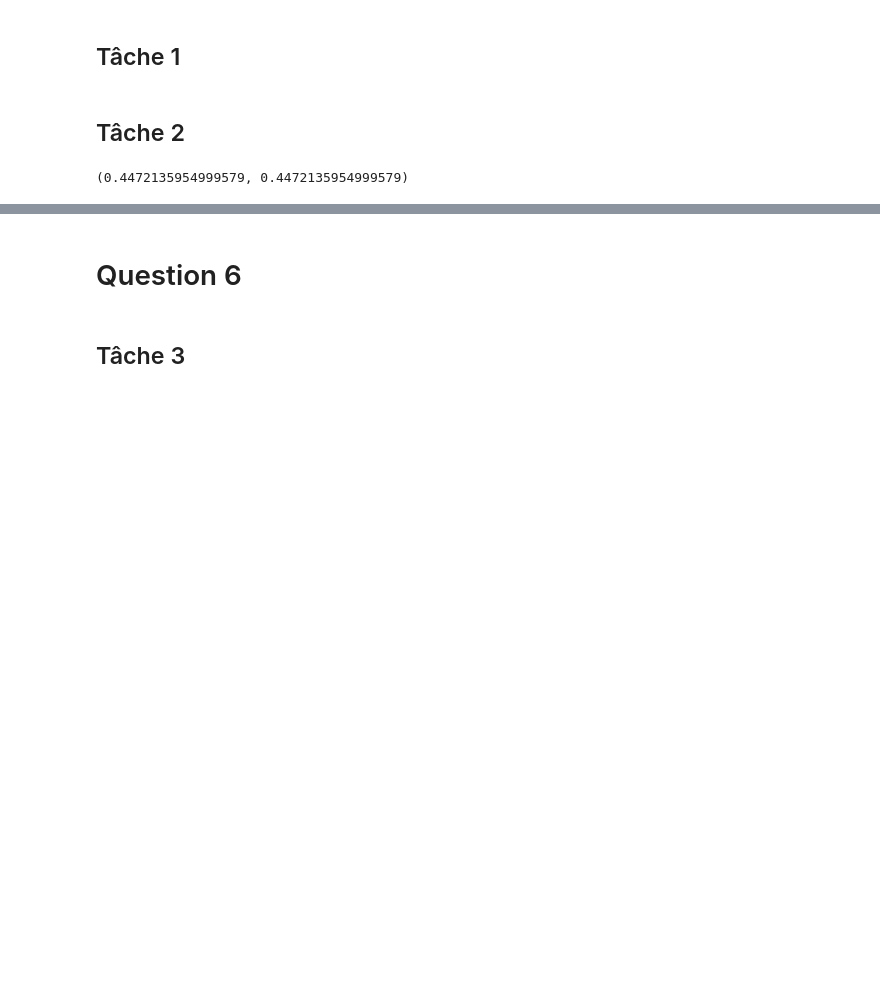
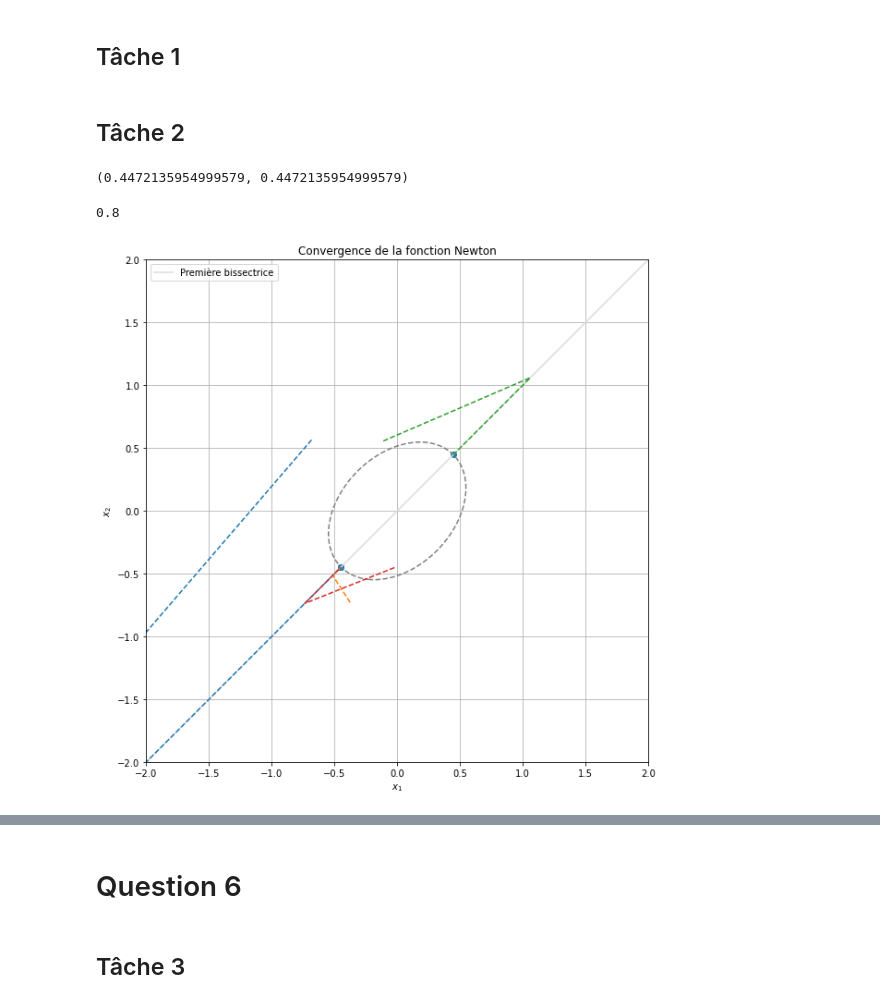
Before and after one commit to 20castro/Projet-calcul-diff, a Jupyter notebook: Projet.ipynb, the cells around one changed output, grey strips where cells are left out. Saved outputs shown, nothing was run; the diff lists cells and outputs as text; code cells hidden in the pictures; blank space fills up the shorter version.

Commit message:
Vérifications graphiques

```diff
--- a/Projet.ipynb
+++ b/Projet.ipynb
@@ -25,15 +27,17 @@ def J(f):
         return np.array([j(f, 0)(x, y), j(f, 1)(x, y)]).T
     return J_f
 # %%
+# On a dû modifier légèrement la fonction pour pouvoir mettre d'autres courbes sur le même graphique
+
 def display_contour(f, x, y, levels):
     X, Y = np.meshgrid(x, y)
     Z = f(X, Y)
-    fig, ax = plt.subplots()
+    #fig, ax = plt.subplots()
     contour_set = plt.contour(
         X, Y, Z, colors="grey", linestyles="dashed",
         levels=levels
     )
-    ax.clabel(contour_set)
+    #ax.clabel(contour_set)
     plt.grid(True)
     plt.xlabel("$x_1$")
     plt.ylabel("$x_2$")
@@ -111,6 +133,6 @@ On a bien $\gamma'(t)$ orthogonal à $\nabla f(\gamma(t))$.
 # %%
 N = 100
-eps = 10**(-8)
+eps = 10**(-7)
 # %% [markdown]
 ## Tâche 1
 # %%
@@ -121,9 +143,8 @@ def Newton(F, x0, y0, eps=eps, N=N):
         H = np.linalg.solve(J_F(x, y), -F(x, y))
         x += H[0]
         y += H[1]
-        if np.sqrt((x - x0)**2 + (y - y0)**2) <= eps:
+        if np.sqrt(H[0]**2 + H[1]**2) <= eps:
             return x, y
-        x0, y0 = x, y
     else:
         raise ValueError(f"no convergence in {N} steps.")
 # %% [markdown]
@@ -131,7 +152,57 @@ def Newton(F, x0, y0, eps=eps, N=N):
 # %%
 def F(x1, x2):
     return np.array([3.0 * x1 * x1 - 2.0 * x1 * x2 + 3.0 * x2 * x2 - .8, x2 - x1])
+
+X = Newton(F, .8, .8)
+print(X)
+f1(X[0], X[1])
+# %% [output]
+(0.4472135954999579, 0.4472135954999579)
+0.8
-# %%
-Newton(F, .8, .8)
-# %% [output]
-(0.4472135954999579, 0.4472135954999579)
+# %%
+## Variation du point d'origine pour la courbe de niveau 0.8 de f1
+
+# Pour suivre l'exécution, on considère une version modifiée qui renvoie les étapes successives
+
+def Newton_step(F, x0, y0, eps=eps, N=N):
+    J_F = J(F)
+    res_X, res_Y = [x0], [y0]
+    for i in range(N):
+        x, y = res_X[-1], res_Y[-1]
+        H = np.linalg.solve(J_F(x, y), -F(x, y))
+        x += H[0]
+        y += H[1]
+        res_X.append(x)
+        res_Y.append(y)
+        if np.sqrt(H[0]**2 + H[1]**2) <= eps:
+            return np.array(res_X), np.array(res_Y)
+    else:
+        raise ValueError(f"no convergence in {N} steps.")
+
+# On affiche les courbes de niveau 0.8 de f1 et la première bissectrice
+
+t = np.linspace(-2, 2, 400)
+
+plt.plot(t, t, label = "Première bissectrice", color = 'gainsboro');
+display_contour(f1, t, t, [.8])
+
+plt.title('Convergence de la fonction Newton')
+plt.xlim(-2, 2)
+plt.ylim(-2, 2)
+plt.legend()
+
+# On va observer le comportement de Newton pour 4 points alétoires de [-1, 1] x [-1, 1]
+
+n = 4
+
+sol = np.empty((n, 2))
+
+for i in range(n):
+    x0, y0 = 2*random.random() - 1, 2*random.random() - 1
+    X, Y = Newton_step(F, x0, y0)
+    plt.plot(X, Y, '--');
+    sol[i, :] = X[-1], Y[-1]
+
+plt.scatter(sol[:, 0], sol[:, 1]); # ce sont les points solutions obtenus
+# %% [output]
+[figure, added]
```
Also changed, not shown: parts of 11 cells of this notebook.
